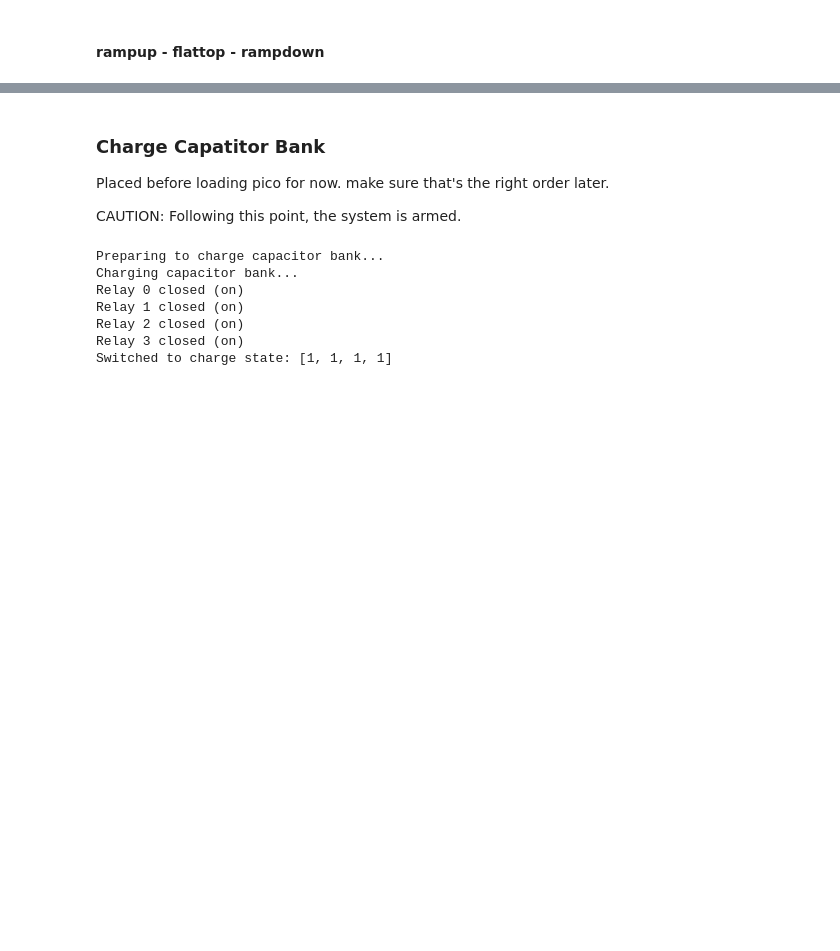
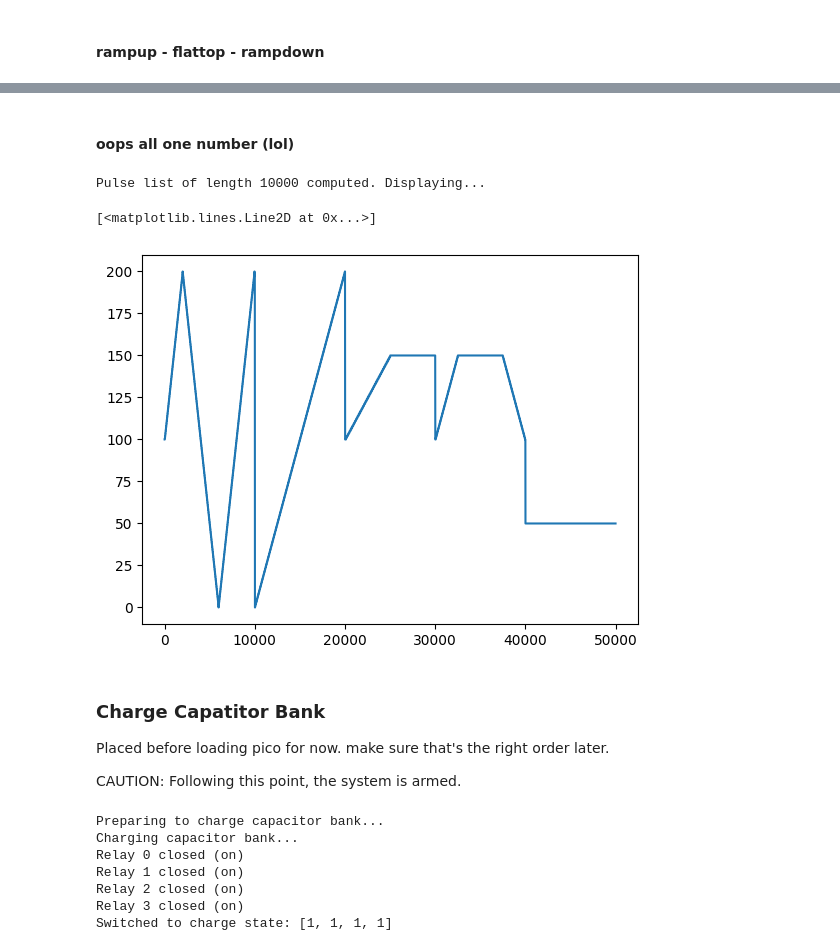
Before and after one commit to em-ep/cutiePi_controller, a Jupyter notebook: coil_test.ipynb, the cells around one changed output, grey strips where cells are left out. Cells and saved outputs as stored; diff of their text form; code cells hidden in the pictures; blank space fills up the shorter version.

```diff
--- a/coil_test.ipynb
+++ b/coil_test.ipynb
@@ -189,3 +216,22 @@ Pulse list of length 10000 computed. Displaying...
+# %% [markdown]
+#### oops all one number (lol)
+# %%
+# only one number
+
+target = 50
+
+for i in range(0, maximum):
+    pulseList.append(target)
+
+
+print(f"Pulse list of length {maximum} computed. Displaying...")
+
+
+plt.plot(pulseList)
+# %% [output]
+Pulse list of length 10000 computed. Displaying...
+[<matplotlib.lines.Line2D at 0x...>]
+[figure, added]
 # %% [markdown]
 ### Charge Capatitor Bank
 Placed before loading pico for now. make sure that's the right order later.
```
Also changed, not shown: parts of 8 cells of this notebook, 1 other file.
